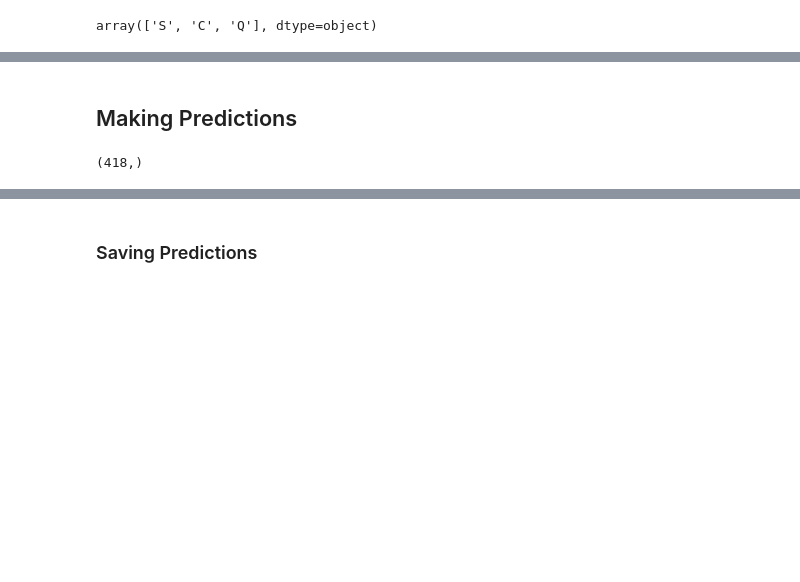
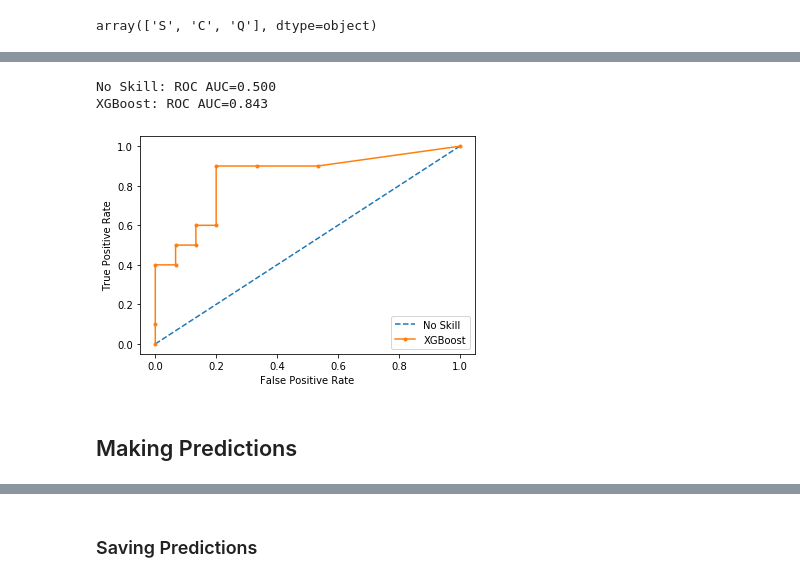
Before and after one commit to blakeobeans/kaggle_notebooks, a Jupyter notebook: Titanic_w_XGB.ipynb, the cells around one changed output, grey strips where cells are left out. Saved outputs shown, nothing was run; the diff lists cells and outputs as text; code cells hidden in the pictures; blank space fills up the shorter version.

```diff
--- a/Titanic_w_XGB.ipynb
+++ b/Titanic_w_XGB.ipynb
@@ -437,0 +529,5 @@ Not necessary here because this is a public contest with unlimited submissions.
+# %%
+lr_probs = bst.predict(dval)
+# %%
+# generate a no skill prediction (majority class)
+ns_probs = [0 for _ in range(len(val_labels))]
@@ -437,0 +538,11 @@ Not necessary here because this is a public contest with unlimited submissions.
+# %%
+# summarize scores
+print('No Skill: ROC AUC=%.3f' % (ns_auc))
+print('XGBoost: ROC AUC=%.3f' % (lr_auc))
+# %% [output]
+No Skill: ROC AUC=0.500
+XGBoost: ROC AUC=0.843
+# %%
+# calculate roc curves
+ns_fpr, ns_tpr, _ = roc_curve(val_labels, ns_probs)
+lr_fpr, lr_tpr, _ = roc_curve(val_labels, lr_probs)
@@ -438,8 +551,17 @@ Not necessary here because this is a public contest with unlimited submissions.
+# %%
+# plot the roc curve for the model
+pyplot.plot(ns_fpr, ns_tpr, linestyle='--', label='No Skill')
+pyplot.plot(lr_fpr, lr_tpr, marker='.', label='XGBoost')
+# axis labels
+pyplot.xlabel('False Positive Rate')
+pyplot.ylabel('True Positive Rate')
+# show the legend
+pyplot.legend()
+# show the plot
+pyplot.show()
+# %% [output]
+[figure, added]
 # %% [markdown]
 ## Making Predictions
 # %%
 y_pred = bst.predict(dtest)
-# %%
-y_pred.shape
-# %% [output]
-(418,)
```
Also changed, not shown: parts of 163 cells of this notebook.
